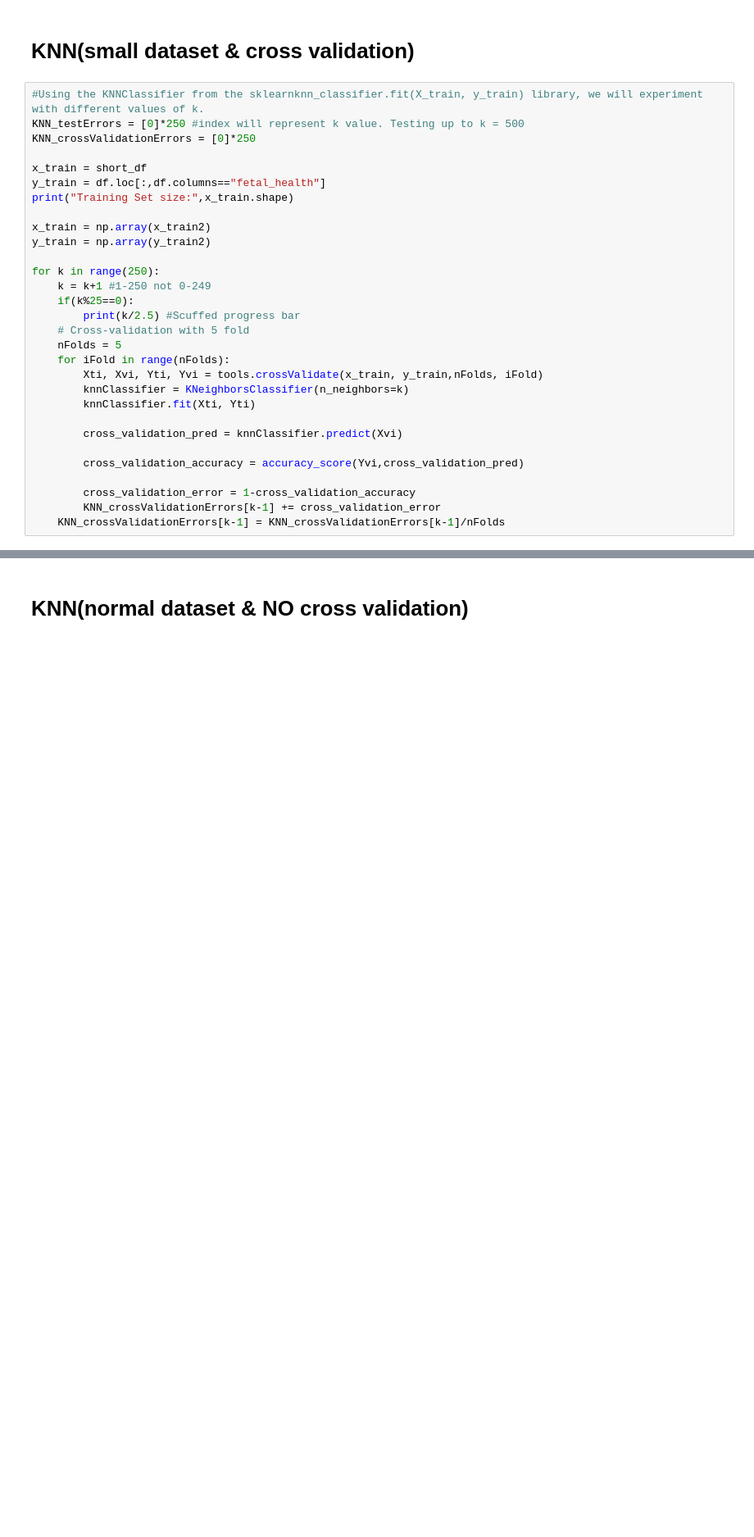
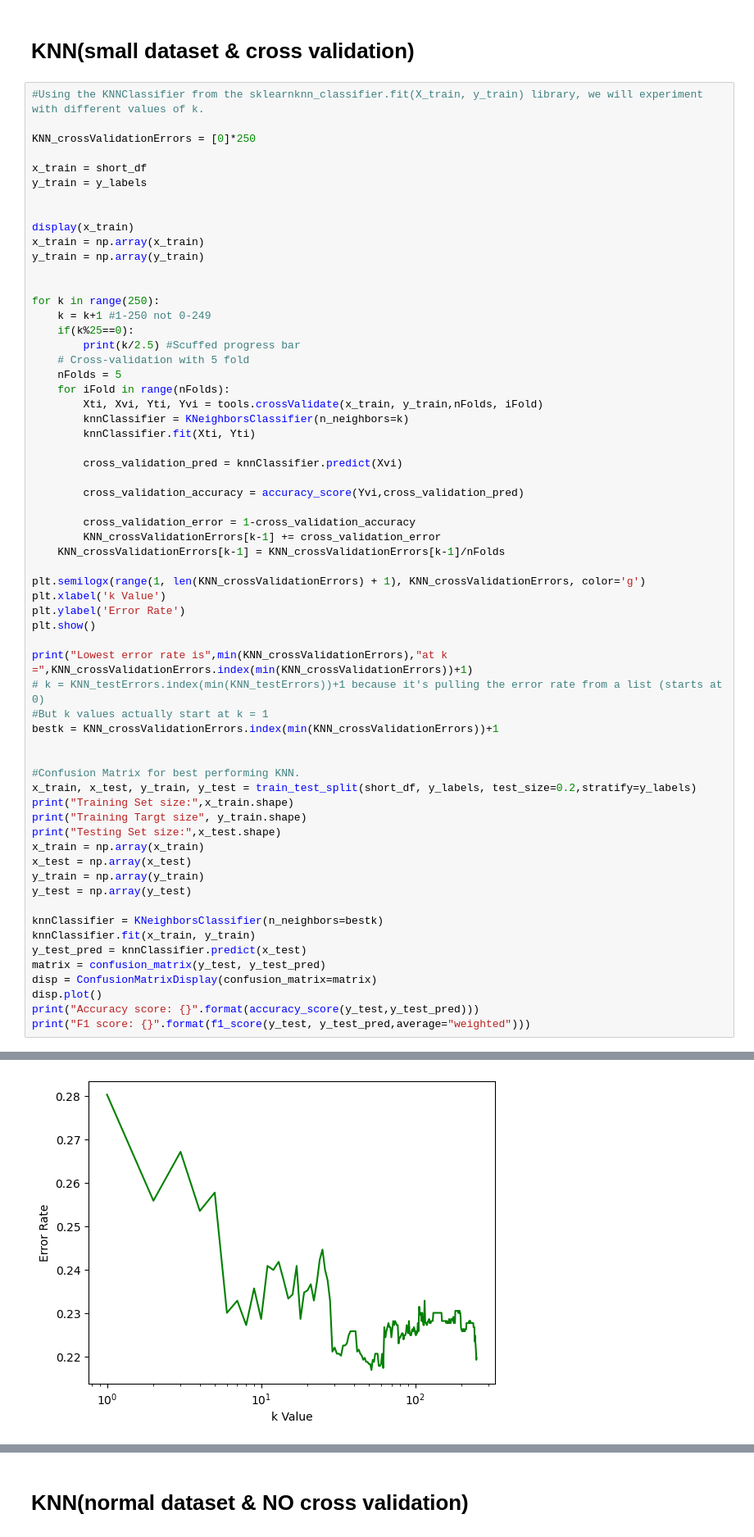
Before and after one commit to sharvdawg/FetusHealthML, a Jupyter notebook: Project/Final Project 184 Code.ipynb, the cells around one changed output, grey strips where cells are left out. Shown at 82% size. Cells and saved outputs as stored; diff of their text form; blank space fills up the shorter version.

```diff
--- a/Project/Final Project 184 Code.ipynb
+++ b/Project/Final Project 184 Code.ipynb
@@ -47,15 +51,17 @@ y_test = np.array(y_test)
 # KNN(small dataset & cross validation)
 # %%
 #Using the KNNClassifier from the sklearnknn_classifier.fit(X_train, y_train) library, we will experiment with different values of k.
-KNN_testErrors = [0]*250 #index will represent k value. Testing up to k = 500
+
 KNN_crossValidationErrors = [0]*250
 
 x_train = short_df
-y_train = df.loc[:,df.columns=="fetal_health"]
-print("Training Set size:",x_train.shape)
+y_train = y_labels
 
-x_train = np.array(x_train2)
-y_train = np.array(y_train2)
+
+display(x_train)
+x_train = np.array(x_train)
+y_train = np.array(y_train)
+
 
 for k in range(250):
     k = k+1 #1-250 not 0-249
@@ -75,3 +81,34 @@ for k in range(250):
         cross_validation_error = 1-cross_validation_accuracy
         KNN_crossValidationErrors[k-1] += cross_validation_error
     KNN_crossValidationErrors[k-1] = KNN_crossValidationErrors[k-1]/nFolds
+
+plt.semilogx(range(1, len(KNN_crossValidationErrors) + 1), KNN_crossValidationErrors, color='g')
+plt.xlabel('k Value')
+plt.ylabel('Error Rate')
+plt.show()
+
+print("Lowest error rate is",min(KNN_crossValidationErrors),"at k =",KNN_crossValidationErrors.index(min(KNN_crossValidationErrors))+1)
+# k = KNN_testErrors.index(min(KNN_testErrors))+1 because it's pulling the error rate from a list (starts at 0)
+#But k values actually start at k = 1
+bestk = KNN_crossValidationErrors.index(min(KNN_crossValidationErrors))+1
+
+
+#Confusion Matrix for best performing KNN.
+x_train, x_test, y_train, y_test = train_test_split(short_df, y_labels, test_size=0.2,stratify=y_labels)
+print("Training Set size:",x_train.shape)
+print("Training Targt size", y_train.shape)
+print("Testing Set size:",x_test.shape)
+x_train = np.array(x_train)
+x_test = np.array(x_test)
+y_train = np.array(y_train)
+y_test = np.array(y_test)
+
+knnClassifier = KNeighborsClassifier(n_neighbors=bestk)
+knnClassifier.fit(x_train, y_train)
+y_test_pred = knnClassifier.predict(x_test)
+matrix = confusion_matrix(y_test, y_test_pred)
+disp = ConfusionMatrixDisplay(confusion_matrix=matrix)
+disp.plot()
+print("Accuracy score: {}".format(accuracy_score(y_test,y_test_pred)))
+print("F1 score: {}".format(f1_score(y_test, y_test_pred,average="weighted")))
+# %% [output]
@@ -77,0 +138 @@ for k in range(250):
+[figure, added]
```
Also changed, not shown: parts of 8 cells of this notebook.
